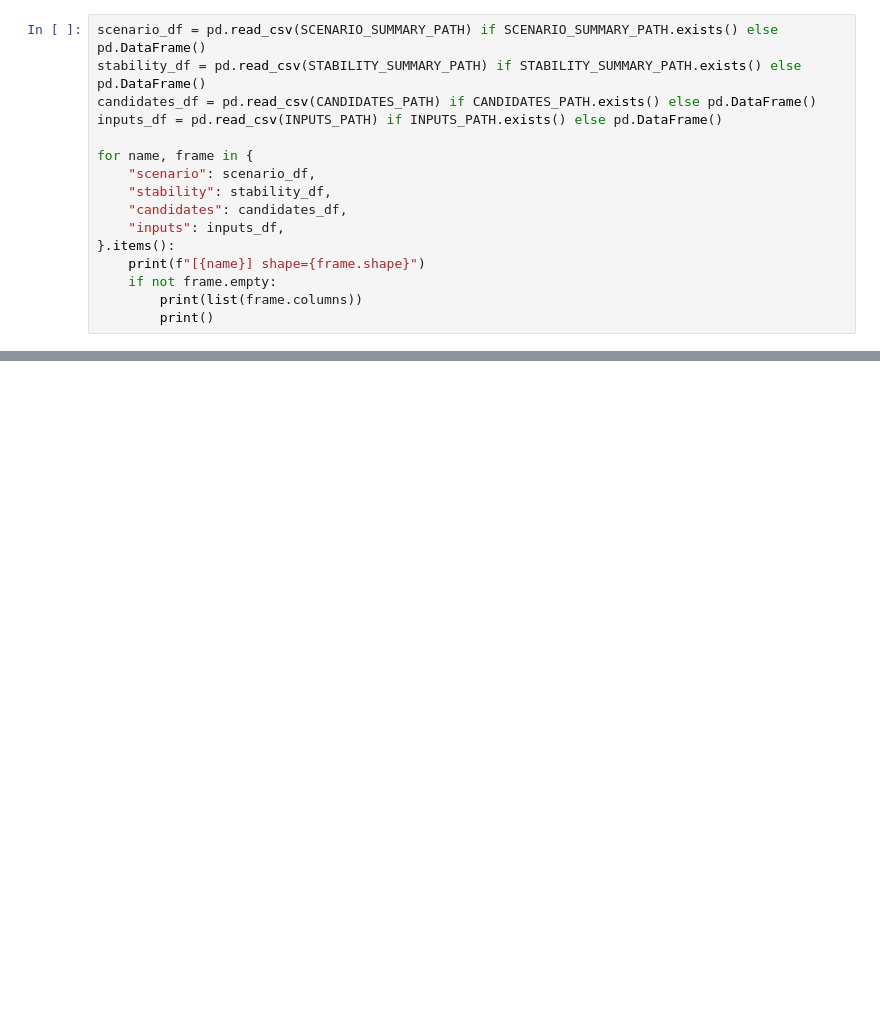
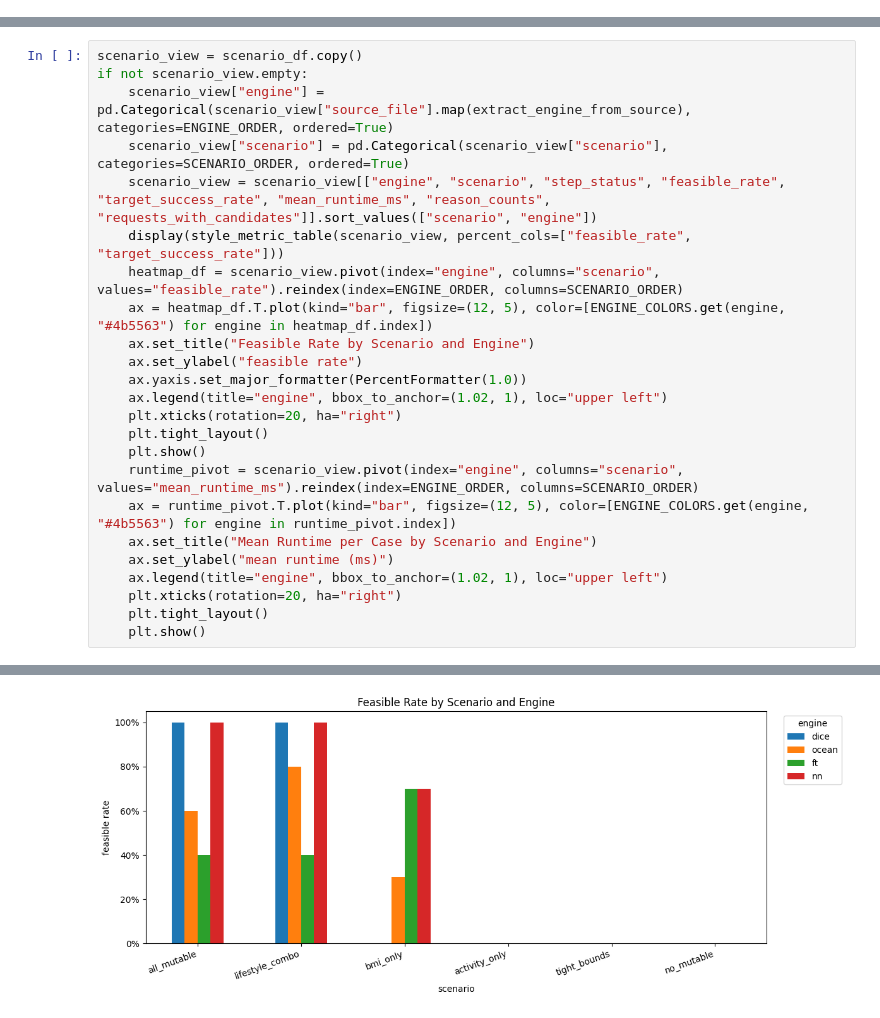
Before and after one commit to Diabetify-2-0/diabetify-cf, a Jupyter notebook: experiments/notebooks/core_benchmark_analysis.ipynb, the cells around one changed output, grey strips where cells are left out. Saved outputs shown, nothing was run; the diff lists cells and outputs as text; blank space fills up the shorter version.

```diff
--- a/experiments/notebooks/core_benchmark_analysis.ipynb
+++ b/experiments/notebooks/core_benchmark_analysis.ipynb
@@ -201,16 +0,0 @@ display(Markdown(COMPARISON_REPORT_PATH.read_text(encoding="utf-8")))
-# %%
-scenario_df = pd.read_csv(SCENARIO_SUMMARY_PATH) if SCENARIO_SUMMARY_PATH.exists() else pd.DataFrame()
-stability_df = pd.read_csv(STABILITY_SUMMARY_PATH) if STABILITY_SUMMARY_PATH.exists() else pd.DataFrame()
-candidates_df = pd.read_csv(CANDIDATES_PATH) if CANDIDATES_PATH.exists() else pd.DataFrame()
-inputs_df = pd.read_csv(INPUTS_PATH) if INPUTS_PATH.exists() else pd.DataFrame()
-
-for name, frame in {
-    "scenario": scenario_df,
-    "stability": stability_df,
-    "candidates": candidates_df,
-    "inputs": inputs_df,
-}.items():
-    print(f"[{name}] shape={frame.shape}")
-    if not frame.empty:
-        print(list(frame.columns))
-        print()
@@ -457,0 +269,25 @@ Catatan interpretasi yang biasanya perlu ditulis setelah melihat output:
+# %%
+scenario_view = scenario_df.copy()
+if not scenario_view.empty:
+    scenario_view["engine"] = pd.Categorical(scenario_view["source_file"].map(extract_engine_from_source), categories=ENGINE_ORDER, ordered=True)
+    scenario_view["scenario"] = pd.Categorical(scenario_view["scenario"], categories=SCENARIO_ORDER, ordered=True)
+    scenario_view = scenario_view[["engine", "scenario", "step_status", "feasible_rate", "target_success_rate", "mean_runtime_ms", "reason_counts", "requests_with_candidates"]].sort_values(["scenario", "engine"])
+    display(style_metric_table(scenario_view, percent_cols=["feasible_rate", "target_success_rate"]))
+    heatmap_df = scenario_view.pivot(index="engine", columns="scenario", values="feasible_rate").reindex(index=ENGINE_ORDER, columns=SCENARIO_ORDER)
+    ax = heatmap_df.T.plot(kind="bar", figsize=(12, 5), color=[ENGINE_COLORS.get(engine, "#4b5563") for engine in heatmap_df.index])
+    ax.set_title("Feasible Rate by Scenario and Engine")
+    ax.set_ylabel("feasible rate")
+    ax.yaxis.set_major_formatter(PercentFormatter(1.0))
+    ax.legend(title="engine", bbox_to_anchor=(1.02, 1), loc="upper left")
+    plt.xticks(rotation=20, ha="right")
+    plt.tight_layout()
+    plt.show()
+    runtime_pivot = scenario_view.pivot(index="engine", columns="scenario", values="mean_runtime_ms").reindex(index=ENGINE_ORDER, columns=SCENARIO_ORDER)
+    ax = runtime_pivot.T.plot(kind="bar", figsize=(12, 5), color=[ENGINE_COLORS.get(engine, "#4b5563") for engine in runtime_pivot.index])
+    ax.set_title("Mean Runtime per Case by Scenario and Engine")
+    ax.set_ylabel("mean runtime (ms)")
+    ax.legend(title="engine", bbox_to_anchor=(1.02, 1), loc="upper left")
+    plt.xticks(rotation=20, ha="right")
+    plt.tight_layout()
+    plt.show()
+# %% [output]
@@ -457,0 +311 @@ Catatan interpretasi yang biasanya perlu ditulis setelah melihat output:
+[figure, added]
```
Also changed, not shown: parts of 44 cells of this notebook, 10 other files.
